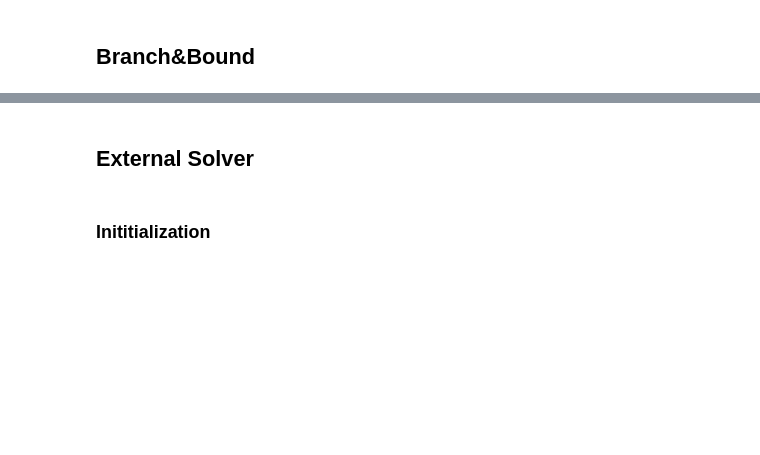
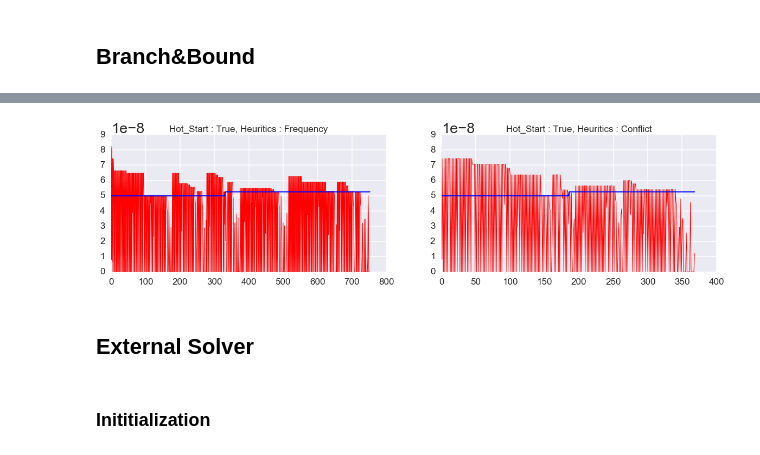
Before and after one commit to leonardhussenot/spn, a Jupyter notebook: test_of_couenne_computation_of_MAP.ipynb, the cells around one changed output, grey strips where cells are left out. Cells and saved outputs as stored; diff of their text form; code cells hidden in the pictures; blank space fills up the shorter version.

```diff
--- a/test_of_couenne_computation_of_MAP.ipynb
+++ b/test_of_couenne_computation_of_MAP.ipynb
@@ -396,0 +683,4 @@ bb_max/poon_max
+# %%
+bb_max4, bb_evid4, curs0, t0 = branch_and_bound(SPN3, hot_start=True, heuristic="frequency")
+print("we enhanced the maximum by a factor {}".format(bb_max3/poon_max3))
+calculation_time[4].append((t0, 'hot_start=True, heuristic="frequency"'))
@@ -396,0 +706,4 @@ bb_max/poon_max
+# %%
+bb_max4, bb_evid4, curs1, t1 = branch_and_bound(SPN3, hot_start=True, heuristic="conflict")
+print("we enhanced the maximum by a factor {}".format(bb_max3/poon_max3))
+calculation_time[4].append((t1, 'hot_start=True, heuristic="conflict"'))
@@ -397,3 +729,8 @@ bb_max/poon_max
+# %%
+plot_evolution([curs0, curs1], names=[ "Hot_Start : True, Heuritics : Frequency",
+                                        "Hot_Start : True, Heuritics : Conflict"])
+# %% [output]
+[figure, added]
 # %% [markdown]
 ## External Solver
 # %% [markdown]
```
Also changed, not shown: parts of 69 cells of this notebook, 2 other files.
